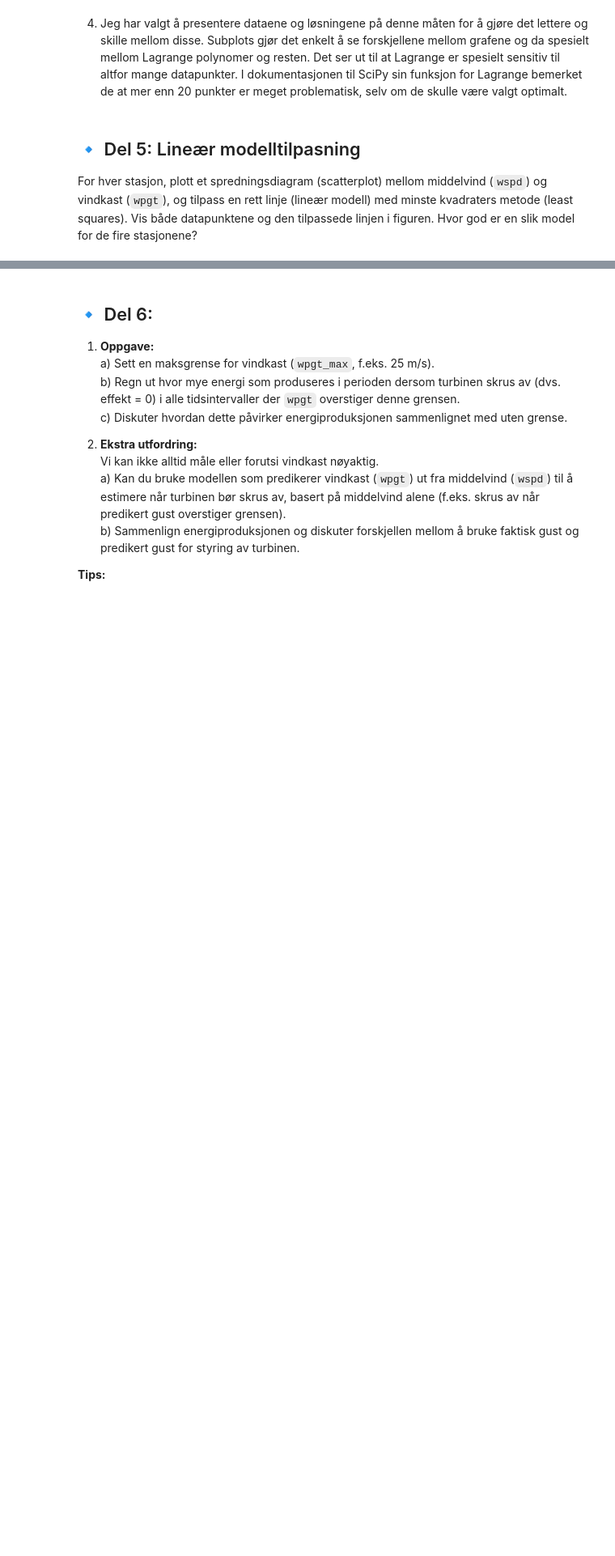
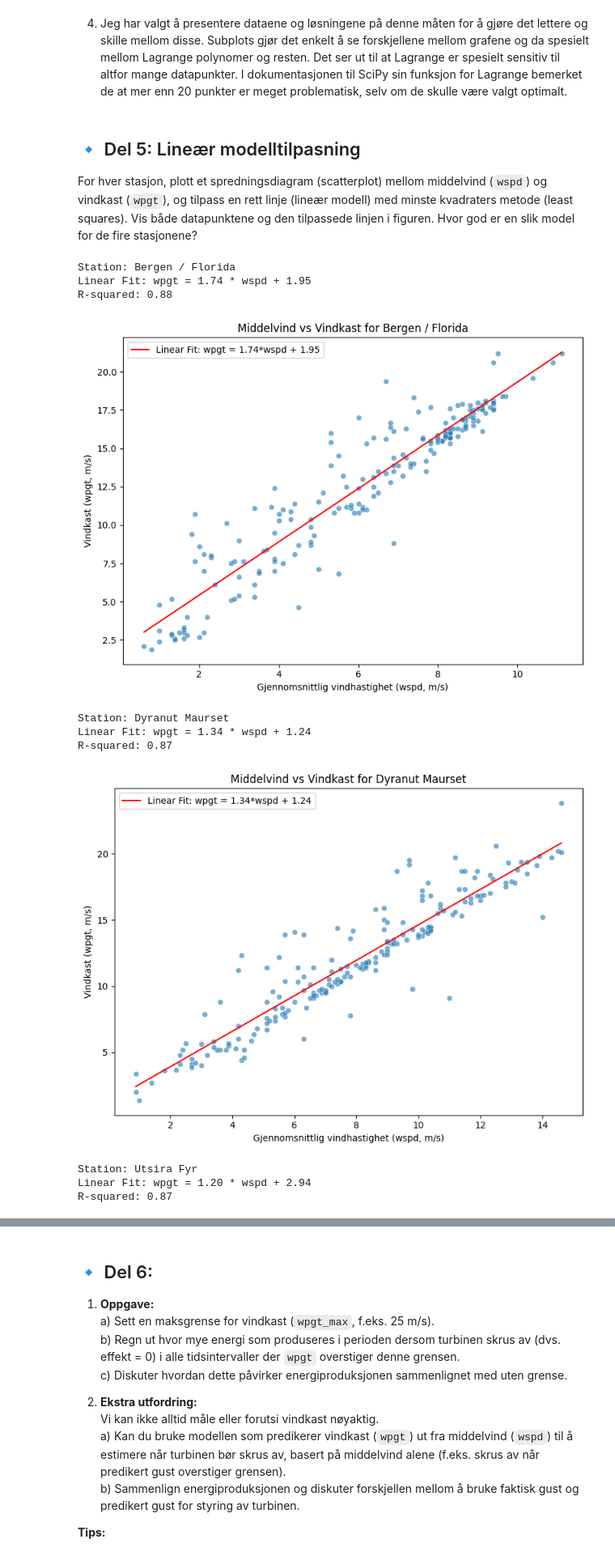
Before and after one commit to RhubarbJam42/INF100, a Jupyter notebook: obl_oppgaveM160H25.ipynb, the cells around one changed output, grey strips where cells are left out. Shown at 81% size. Saved outputs shown, nothing was run; the diff lists cells and outputs as text; code cells hidden in the pictures; blank space fills up the shorter version.

```diff
--- a/obl_oppgaveM160H25.ipynb
+++ b/obl_oppgaveM160H25.ipynb
@@ -868,3 +852,65 @@ Compare the printed coefficients above to see these changes.
 ## 🔹 Del 5: Lineær modelltilpasning
 
 For hver stasjon, plott et spredningsdiagram (scatterplot) mellom middelvind (`wspd`) og vindkast (`wpgt`), og tilpass en rett linje (lineær modell) med minste kvadraters metode (least squares). Vis både datapunktene og den tilpassede linjen i figuren. Hvor god er en slik model for de fire stasjonene?
+# %%
+import numpy as np
+import matplotlib.pyplot as plt
+import seaborn as sns
+import pandas as pd
+
+#AI-generert
+# Part 5: Linear Model Fitting
+
+for sid in station_ids:
+    df_station = hourly_data[sid].dropna(subset=['wspd', 'wpgt']) # Drop rows with missing wspd or wpgt
+    wspd_values = df_station['wspd']
+    wpgt_values = df_station['wpgt']
+
+    # Create scatter plot
+    plt.figure(figsize=(8, 6))
+    sns.scatterplot(x=wspd_values, y=wpgt_values, alpha=0.6)
+
+    # Perform linear regression (least squares)
+    # np.polyfit(x, y, 1) finds the coefficients of a 1st degree polynomial (a line)
+    # where y = mx + c. It returns [m, c]
+    if len(wspd_values) > 1: # Ensure there's enough data for regression
+        m, c = np.polyfit(wspd_values, wpgt_values, 1)
+
+        # Generate points for the regression line
+        x_line = np.array([wspd_values.min(), wspd_values.max()])
+        y_line = m * x_line + c
+
+        # Plot the regression line
+        plt.plot(x_line, y_line, color='red', linestyle='-', label=f'Linear Fit: wpgt = {m:.2f}*wspd + {c:.2f}')
+        plt.legend()
+
+        # Evaluate the goodness of fit (e.g., using R-squared)
+        # Calculate predicted values
+        y_pred = m * wspd_values + c
+        # Calculate R-squared
+        ss_total = np.sum((wpgt_values - np.mean(wpgt_values))**2)
+        ss_residual = np.sum((wpgt_values - y_pred)**2)
+        r_squared = 1 - (ss_residual / ss_total) if ss_total > 0 else 0
+
+        print(f"Station: {selected_stations.loc[sid, 'name']}")
+        print(f"Linear Fit: wpgt = {m:.2f} * wspd + {c:.2f}")
+        print(f"R-squared: {r_squared:.2f}\n")
+
+    plt.xlabel('Gjennomsnittlig vindhastighet (wspd, m/s)')
+    plt.ylabel('Vindkast (wpgt, m/s)')
+    plt.title(f'Middelvind vs Vindkast for {selected_stations.loc[sid, "name"]}')
+    plt.grid(False)
+    plt.tight_layout()
+    plt.show()
+# %% [output]
+Station: Bergen / Florida
+Linear Fit: wpgt = 1.74 * wspd + 1.95
+R-squared: 0.88
+[figure, added]
+Station: Dyranut Maurset
+Linear Fit: wpgt = 1.34 * wspd + 1.24
+R-squared: 0.87
+[figure, added]
+Station: Utsira Fyr
+Linear Fit: wpgt = 1.20 * wspd + 2.94
+R-squared: 0.87
```
Also changed, not shown: parts of 4 cells of this notebook.
